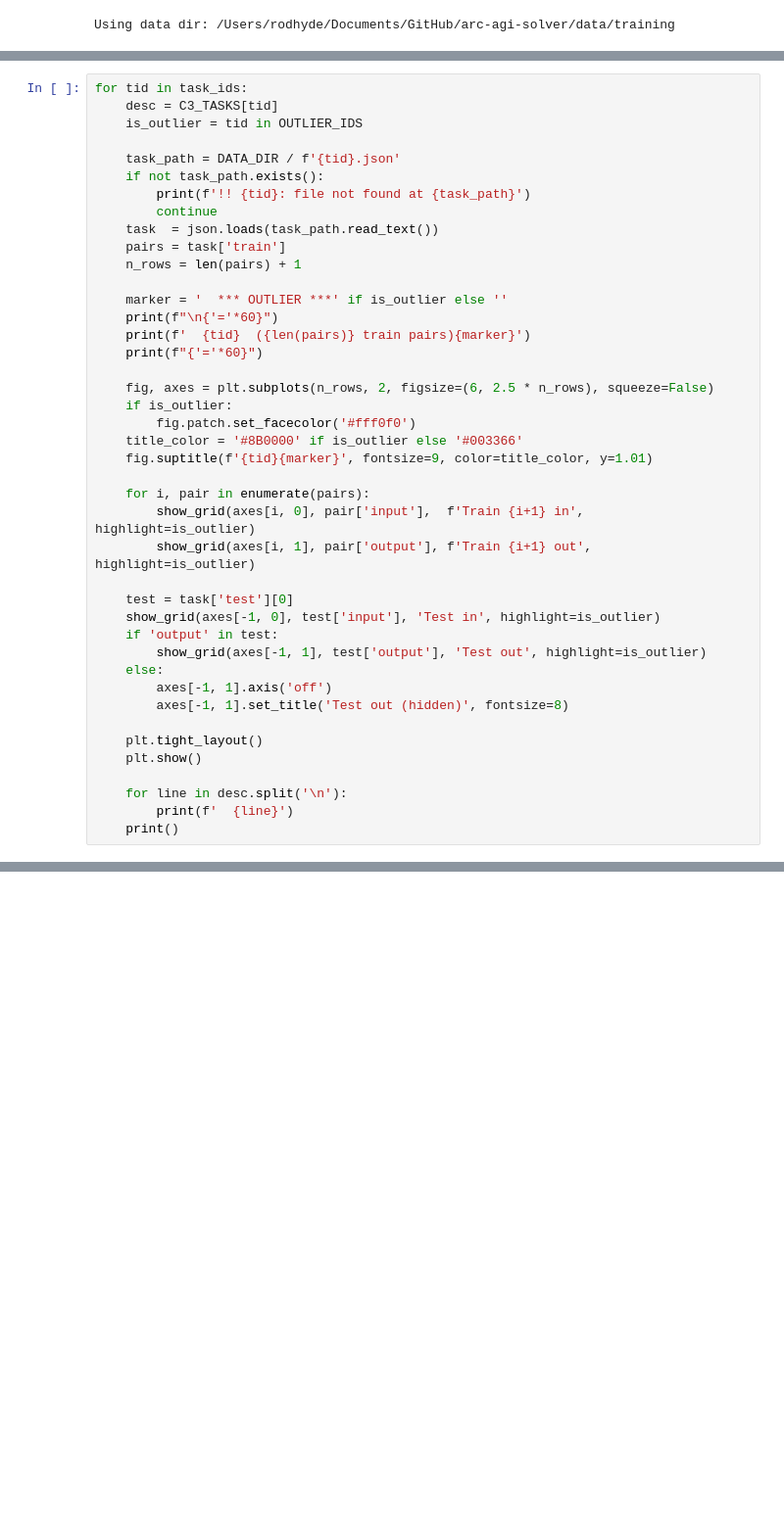
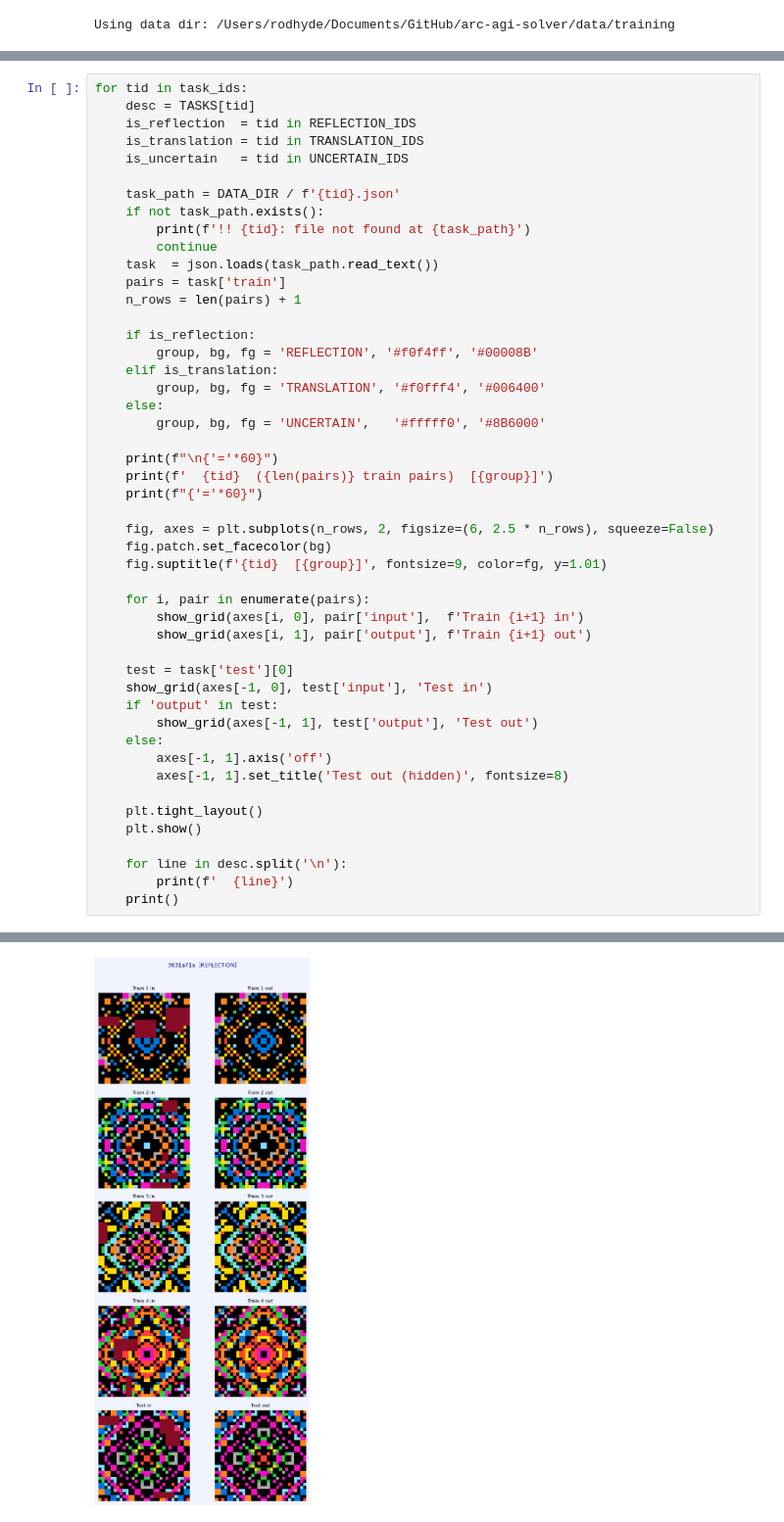
Before and after one commit to rodehyde/arc-agi-solver, a Jupyter notebook: notebooks/inspect_cluster.ipynb, the cells around one changed output, grey strips where cells are left out. Shown at 98% size. Cells and saved outputs as stored; diff of their text form; blank space fills up the shorter version.

```diff
--- a/notebooks/inspect_cluster.ipynb
+++ b/notebooks/inspect_cluster.ipynb
@@ -83,7 +83,9 @@ print(f'  Outliers (restore) : {sum(1 for t in task_ids if t in OUTLIER_IDS)}')
 # %%
 for tid in task_ids:
-    desc = C3_TASKS[tid]
-    is_outlier = tid in OUTLIER_IDS
+    desc = TASKS[tid]
+    is_reflection  = tid in REFLECTION_IDS
+    is_translation = tid in TRANSLATION_IDS
+    is_uncertain   = tid in UNCERTAIN_IDS
 
     task_path = DATA_DIR / f'{tid}.json'
     if not task_path.exists():
@@ -93,25 +95,29 @@ for tid in task_ids:
     pairs = task['train']
     n_rows = len(pairs) + 1
 
-    marker = '  *** OUTLIER ***' if is_outlier else ''
+    if is_reflection:
+        group, bg, fg = 'REFLECTION', '#f0f4ff', '#00008B'
+    elif is_translation:
+        group, bg, fg = 'TRANSLATION', '#f0fff4', '#006400'
+    else:
+        group, bg, fg = 'UNCERTAIN',   '#fffff0', '#8B6000'
+
     print(f"\n{'='*60}")
-    print(f'  {tid}  ({len(pairs)} train pairs){marker}')
+    print(f'  {tid}  ({len(pairs)} train pairs)  [{group}]')
     print(f"{'='*60}")
 
     fig, axes = plt.subplots(n_rows, 2, figsize=(6, 2.5 * n_rows), squeeze=False)
-    if is_outlier:
-        fig.patch.set_facecolor('#fff0f0')
-    title_color = '#8B0000' if is_outlier else '#003366'
-    fig.suptitle(f'{tid}{marker}', fontsize=9, color=title_color, y=1.01)
+    fig.patch.set_facecolor(bg)
+    fig.suptitle(f'{tid}  [{group}]', fontsize=9, color=fg, y=1.01)
 
     for i, pair in enumerate(pairs):
-        show_grid(axes[i, 0], pair['input'],  f'Train {i+1} in',  highlight=is_outlier)
-        show_grid(axes[i, 1], pair['output'], f'Train {i+1} out', highlight=is_outlier)
+        show_grid(axes[i, 0], pair['input'],  f'Train {i+1} in')
+        show_grid(axes[i, 1], pair['output'], f'Train {i+1} out')
 
     test = task['test'][0]
-    show_grid(axes[-1, 0], test['input'], 'Test in', highlight=is_outlier)
+    show_grid(axes[-1, 0], test['input'], 'Test in')
     if 'output' in test:
-        show_grid(axes[-1, 1], test['output'], 'Test out', highlight=is_outlier)
+        show_grid(axes[-1, 1], test['output'], 'Test out')
     else:
         axes[-1, 1].axis('off')
         axes[-1, 1].set_title('Test out (hidden)', fontsize=8)
@@ -122,3 +128,4 @@ for tid in task_ids:
     for line in desc.split('\n'):
         print(f'  {line}')
     print()
+# %% [output]
@@ -124,0 +135 @@ for tid in task_ids:
+[figure, added]
```
Also changed, not shown: parts of 3 cells of this notebook, 2 other files.
